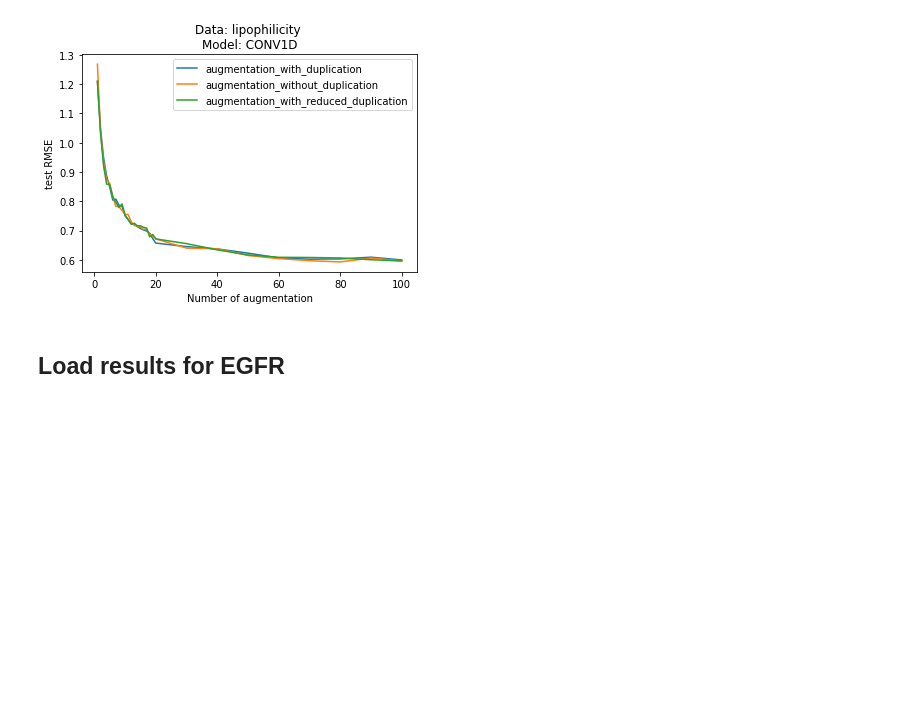
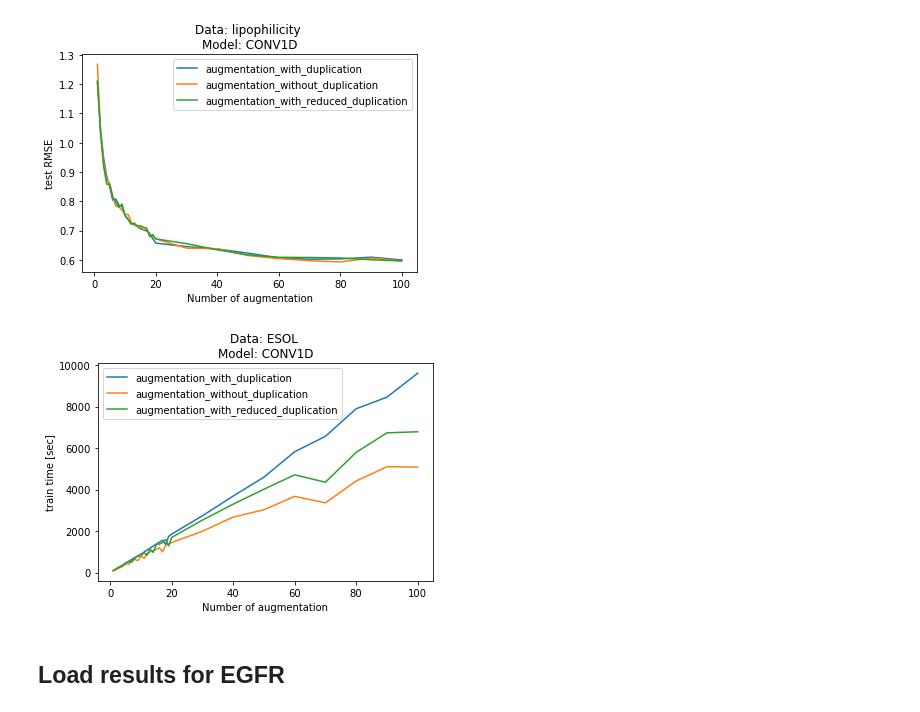
Before and after one commit to volkamerlab/maxsmi, a Jupyter notebook: maxsmi/results_tables.ipynb, the cells around one changed output. Cells and saved outputs as stored; diff of their text form; code cells hidden in the pictures; blank space fills up the shorter version.

Commit message:
add train time plot.

```diff
--- a/maxsmi/results_tables.ipynb
+++ b/maxsmi/results_tables.ipynb
@@ -579,10 +579,10 @@ def plot_single(metric, set_, grid, task, model):
         time or mean squared error.
     set_ : str
         The train set or test set.
-    augmentation_strategy : str
-            The augmentation strategy used.
-    max_augmentation : int, default is 100.
-        The largest number of augmentation that was performed.
+    task : str
+        The considered task.
+    model : str
+        The considered model.
 
     Returns
     -------
@@ -647,6 +647,10 @@ plot_single("rmse", "test", full_grid, "ESOL", "CONV1D")
 plot_single("rmse", "test", full_grid, "lipophilicity", "CONV1D")
 # %% [output]
 [figure]
+# %%
+plot_single("time", "train", full_grid, "ESOL", "CONV1D")
+# %% [output]
+[figure, added]
 # %% [markdown]
 ## Load results for EGFR
 # %% [markdown]
```
